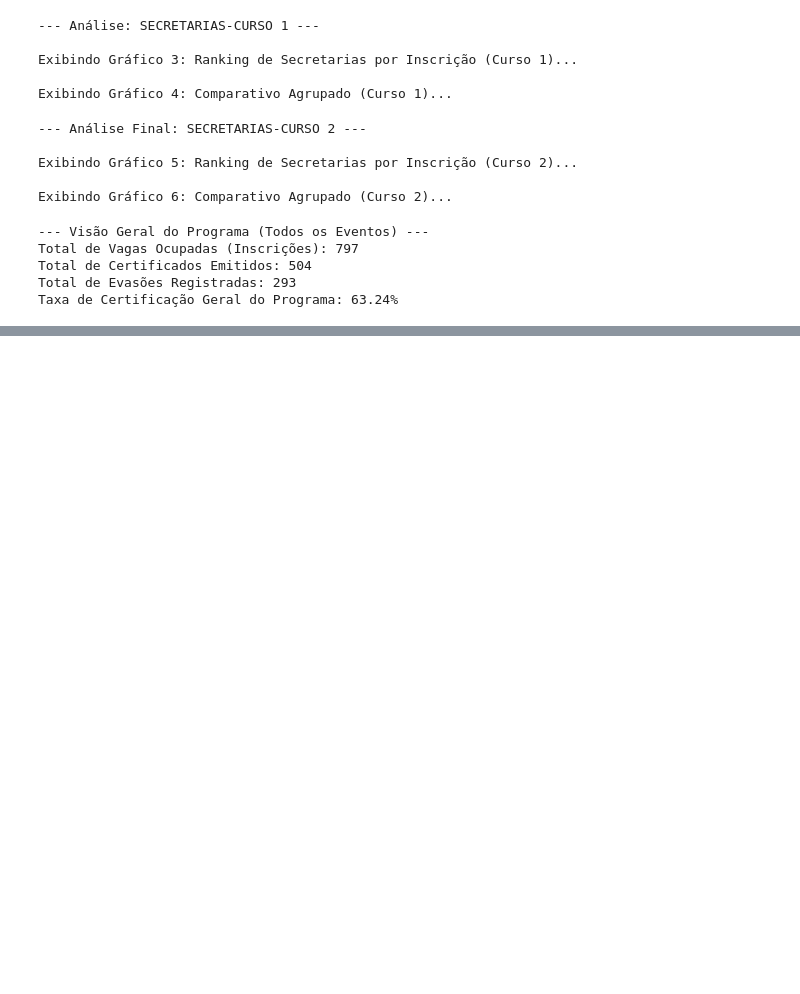
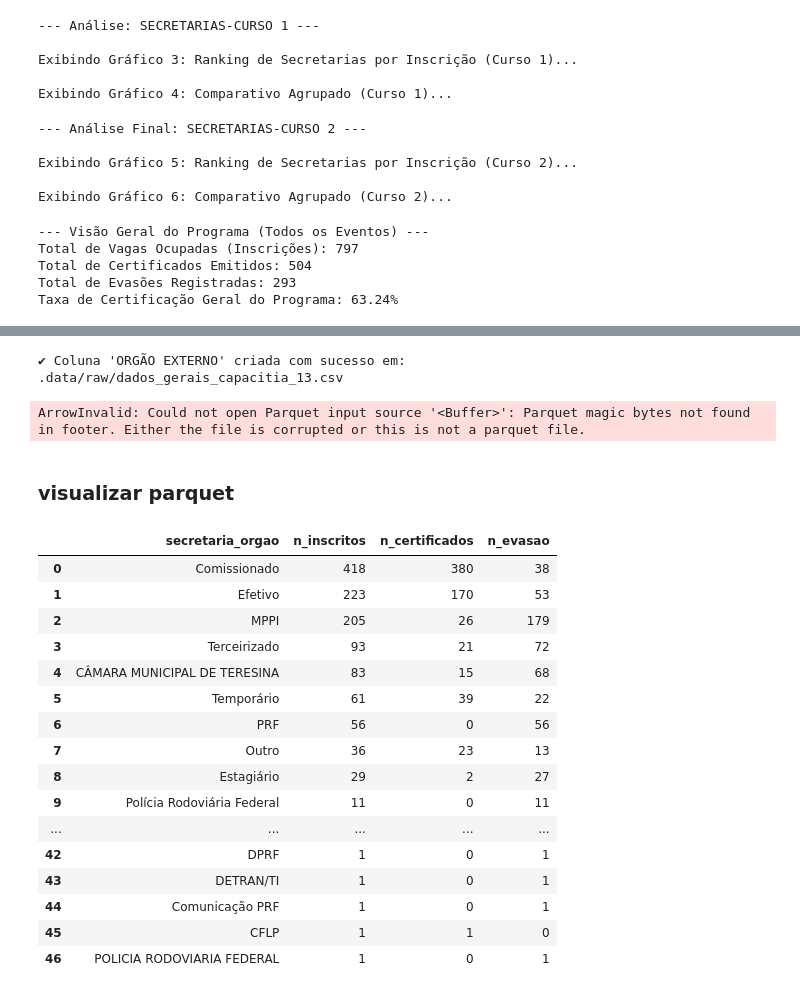
Before and after one commit to alexand7e/capacitia-app, a Jupyter notebook: exploration.ipynb, the cells around one changed output, grey strips where cells are left out. Drawn from its saved outputs; the diff is of its cells as text; code cells hidden in the pictures; blank space fills up the shorter version.

Commit message:
atualizando dados capacitia 13, requirements ajustado, script para transformar csv to parquet ajustado com detalhes(deixei uma observação)

```diff
--- a/exploration.ipynb
+++ b/exploration.ipynb
@@ -451,0 +461,64 @@ display(df2.head())
+# %%
+import pandas as pd
+
+# Caminho do arquivo de entrada (CSV gerado anteriormente)
+caminho_csv_entrada = ".data/raw/dados_gerais_capacitia.csv"
+caminho_csv_saida   = ".data/raw/dados_gerais_capacitia.csv"
+
+def criar_coluna_orgao_externo(caminho_entrada, caminho_saida):
+    # Lê o CSV
+    df = pd.read_csv(caminho_entrada, sep=';')
+
+    # Normaliza a coluna ÓRGÃO (converte para minúsculas) para facilitar comparação
+    coluna_orgao = df["ÓRGÃO"].astype(str).str.lower()
+
+    # Lista de valores que caracterizam órgão externo
+    valores_externos = ["outro", "outros", "ÓRGÃO EXTERNO", "OUTRO", "OUTROS", "órgão externo"]
+
+    # Cria a nova coluna
+    df["ORGÃO EXTERNO"] = coluna_orgao.apply(
+        lambda x: "sim" if x in valores_externos else "não"
+    )
+
+    # Salva o novo CSV
+    df.to_csv(caminho_saida, index=False, sep=';')
+
+    print(f"✔ Coluna 'ORGÃO EXTERNO' criada com sucesso em:\n{caminho_saida}")
+
+
+if __name__ == "__main__":
+    criar_coluna_orgao_externo(caminho_csv_entrada, caminho_csv_saida)
+# %% [output]
+✔ Coluna 'ORGÃO EXTERNO' criada com sucesso em:
+.data/raw/dados_gerais_capacitia_13.csv
+# %%
+import pandas as pd
+pd.read_parquet(".data/raw/dados_gerais_capacitia.csv")
+# %% [output]
+ArrowInvalid: Could not open Parquet input source '<Buffer>': Parquet magic bytes not found in footer. Either the file is corrupted or this is not a parquet file.
+# %% [markdown]
+### visualizar parquet
+# %%
+import pandas as pd
+
+df = (".data/processed/secretarias.parquet")
+
+pd.read_parquet(df)
+# %% [output]
+|  | secretaria_orgao | n_inscritos | n_certificados | n_evasao |
+| 0 | Comissionado | 418 | 380 | 38 |
+| 1 | Efetivo | 223 | 170 | 53 |
+| 2 | MPPI | 205 | 26 | 179 |
+| 3 | Terceirizado | 93 | 21 | 72 |
+| 4 | CÂMARA MUNICIPAL DE TERESINA | 83 | 15 | 68 |
+| 5 | Temporário | 61 | 39 | 22 |
+| 6 | PRF | 56 | 0 | 56 |
+| 7 | Outro | 36 | 23 | 13 |
+| 8 | Estagiário | 29 | 2 | 27 |
+| 9 | Polícia Rodoviária Federal | 11 | 0 | 11 |
+| ... | ... | ... | ... | ... |
+| 42 | DPRF | 1 | 0 | 1 |
+| 43 | DETRAN/TI | 1 | 0 | 1 |
+| 44 | Comunicação PRF | 1 | 0 | 1 |
+| 45 | CFLP | 1 | 1 | 0 |
+| 46 | POLICIA RODOVIARIA FEDERAL | 1 | 0 | 1 |
```
Also changed, not shown: parts of 5 cells of this notebook, 11 other files.
